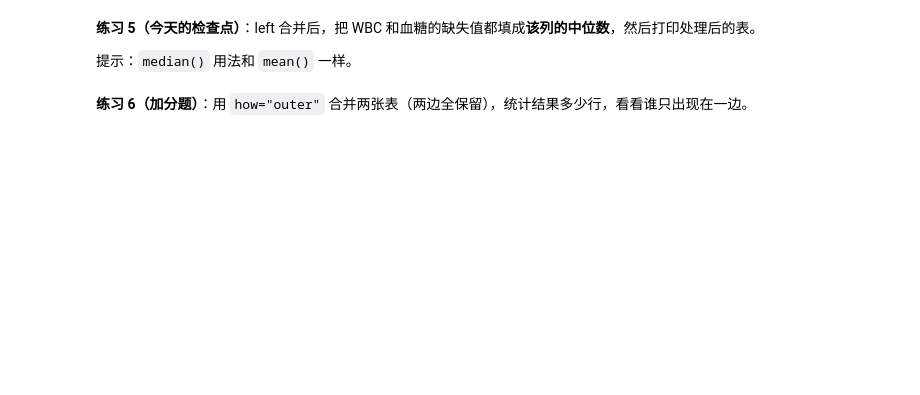
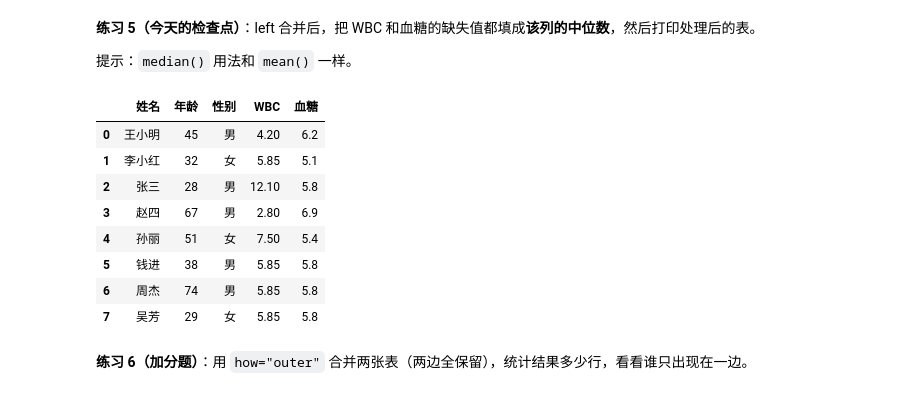
Before and after one commit to j0ngp/med-ai-journey, a Jupyter notebook: week3/15_day15_merge与缺失值.ipynb, the cells around one changed output. Saved outputs shown, nothing was run; the diff lists cells and outputs as text; code cells hidden in the pictures; blank space fills up the shorter version.

```diff
--- a/week3/15_day15_merge与缺失值.ipynb
+++ b/week3/15_day15_merge与缺失值.ipynb
@@ -93,2 +202,18 @@ merged_left.head()
+# %%
+# 在这里写你的代码
+fill=merged_left.copy()
+fill["WBC"]=fill["WBC"].fillna(fill["WBC"].median())
+fill["血糖"]=fill["血糖"].fillna(fill["血糖"].median())
+fill
+# %% [output]
+|  | 姓名 | 年龄 | 性别 | WBC | 血糖 |
+| 0 | 王小明 | 45 | 男 | 4.20 | 6.2 |
+| 1 | 李小红 | 32 | 女 | 5.85 | 5.1 |
+| 2 | 张三 | 28 | 男 | 12.10 | 5.8 |
+| 3 | 赵四 | 67 | 男 | 2.80 | 6.9 |
+| 4 | 孙丽 | 51 | 女 | 7.50 | 5.4 |
+| 5 | 钱进 | 38 | 男 | 5.85 | 5.8 |
+| 6 | 周杰 | 74 | 男 | 5.85 | 5.8 |
+| 7 | 吴芳 | 29 | 女 | 5.85 | 5.8 |
 # %% [markdown]
 **练习 6（加分题）**：用 `how="outer"` 合并两张表（两边全保留），统计结果多少行，看看谁只出现在一边。
```
Also changed, not shown: parts of 17 cells of this notebook, 17 other files.
